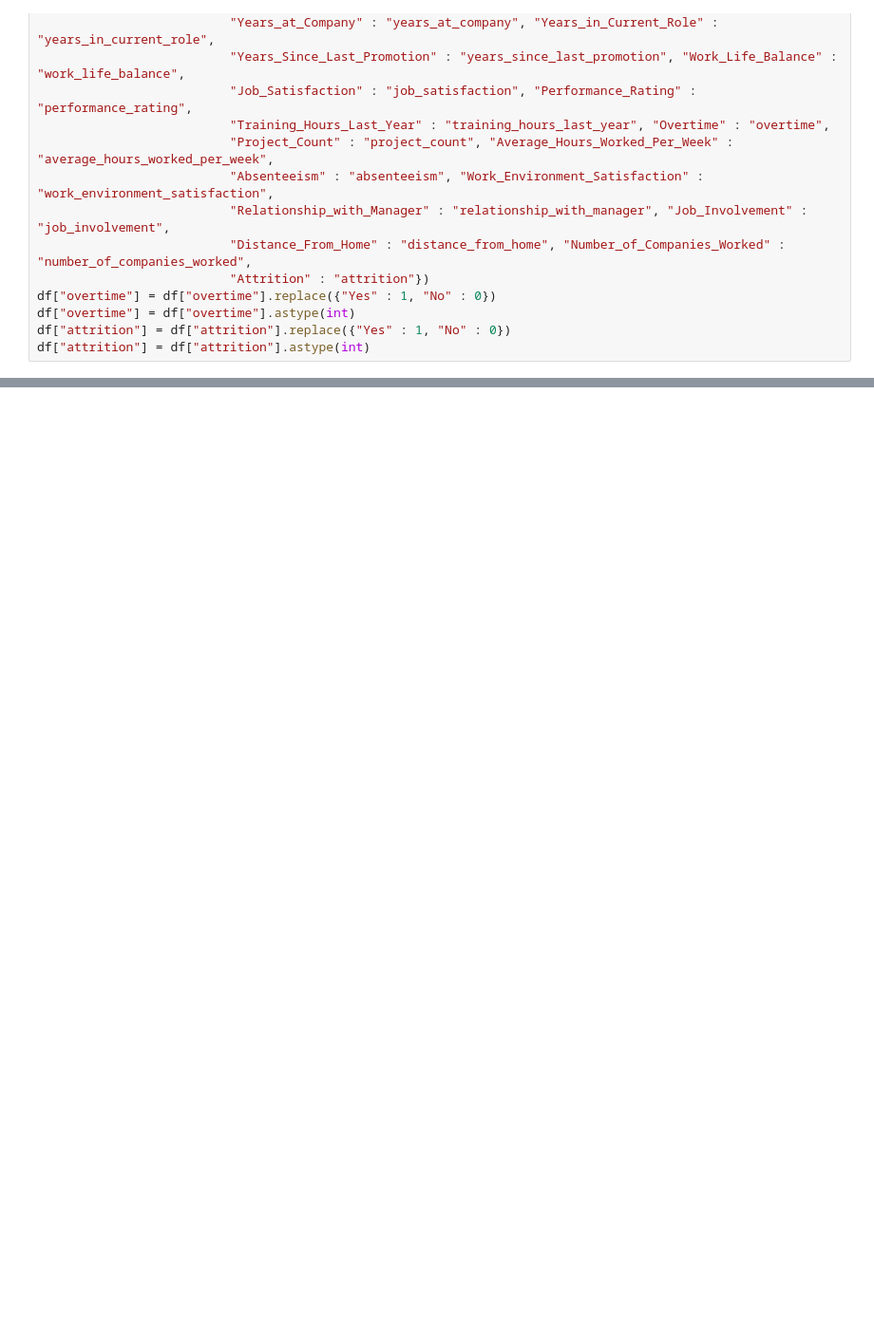
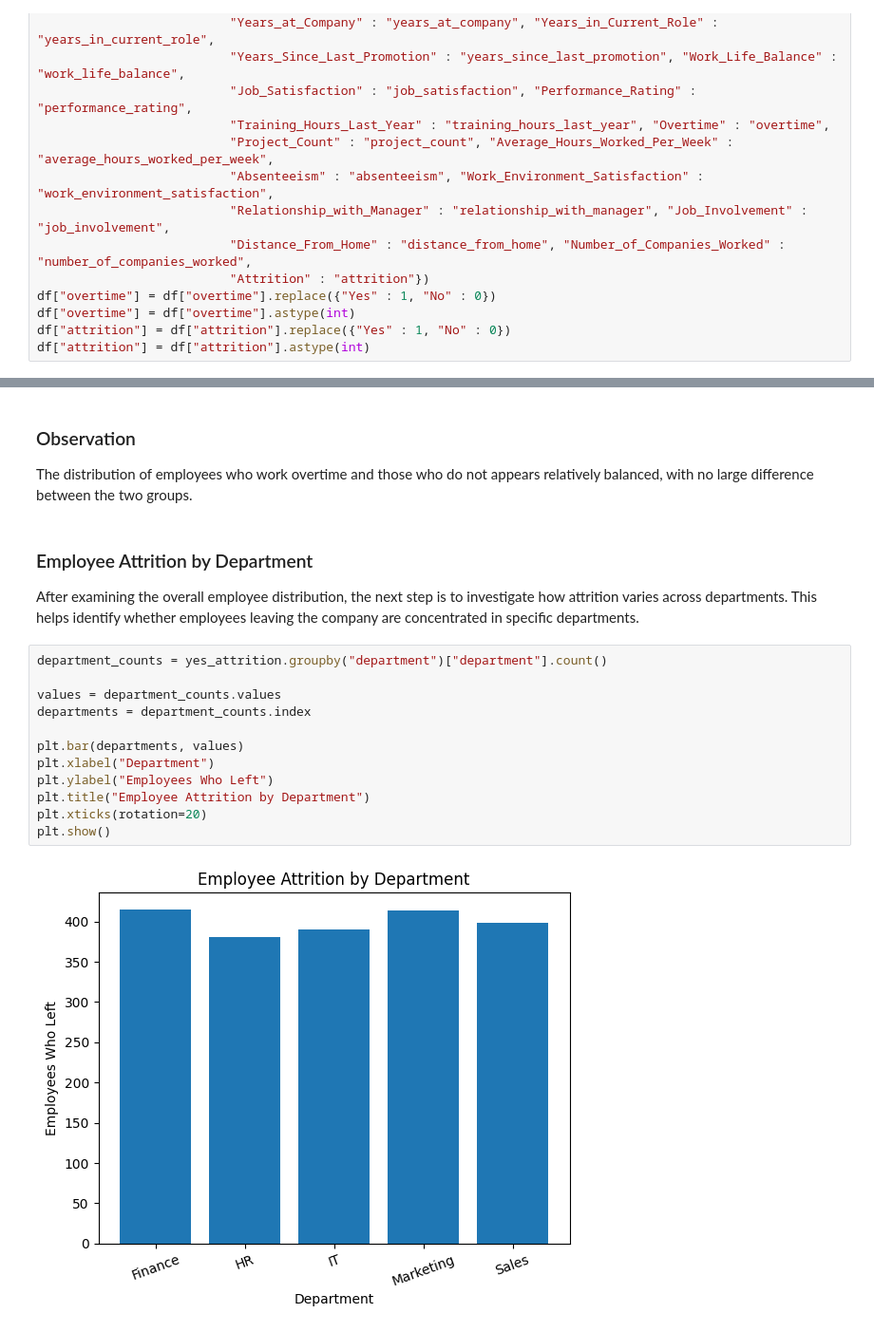
Before and after one commit to mahnoorfaisal1/employee-attrition-prediction, a Jupyter notebook: notebooks/employee_attrition_prediction.ipynb, the cells around one changed output, grey strips where cells are left out. Shown at 95% size. Cells and saved outputs as stored; diff of their text form; blank space fills up the shorter version.

```diff
--- a/notebooks/employee_attrition_prediction.ipynb
+++ b/notebooks/employee_attrition_prediction.ipynb
@@ -33,0 +132,22 @@ print(df.head().to_string())
+# %% [markdown]
+### Observation
+
+The distribution of employees who work overtime and those who do not appears relatively balanced, with no large difference between the two groups.
+# %% [markdown]
+### Employee Attrition by Department
+
+After examining the overall employee distribution, the next step is to investigate how attrition varies across departments. This helps identify whether employees leaving the company are concentrated in specific departments.
+# %%
+department_counts = yes_attrition.groupby("department")["department"].count()
+
+values = department_counts.values
+departments = department_counts.index
+
+plt.bar(departments, values)
+plt.xlabel("Department")
+plt.ylabel("Employees Who Left")
+plt.title("Employee Attrition by Department")
+plt.xticks(rotation=20)
+plt.show()
+# %% [output]
+[figure, added]
```
Also changed, not shown: parts of 30 cells of this notebook.
